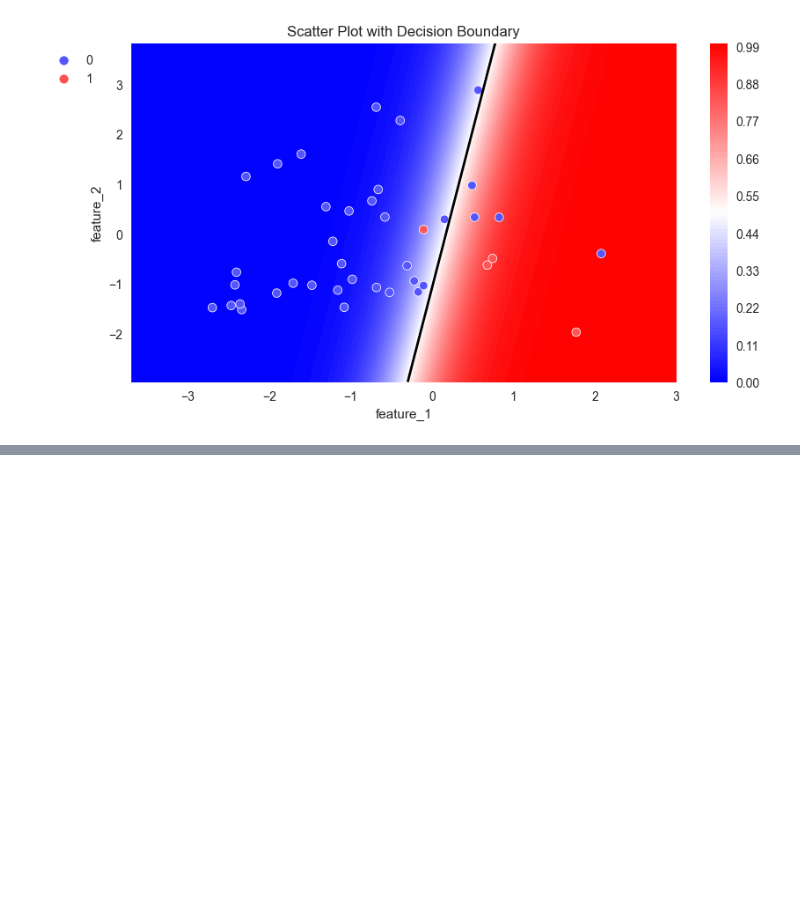
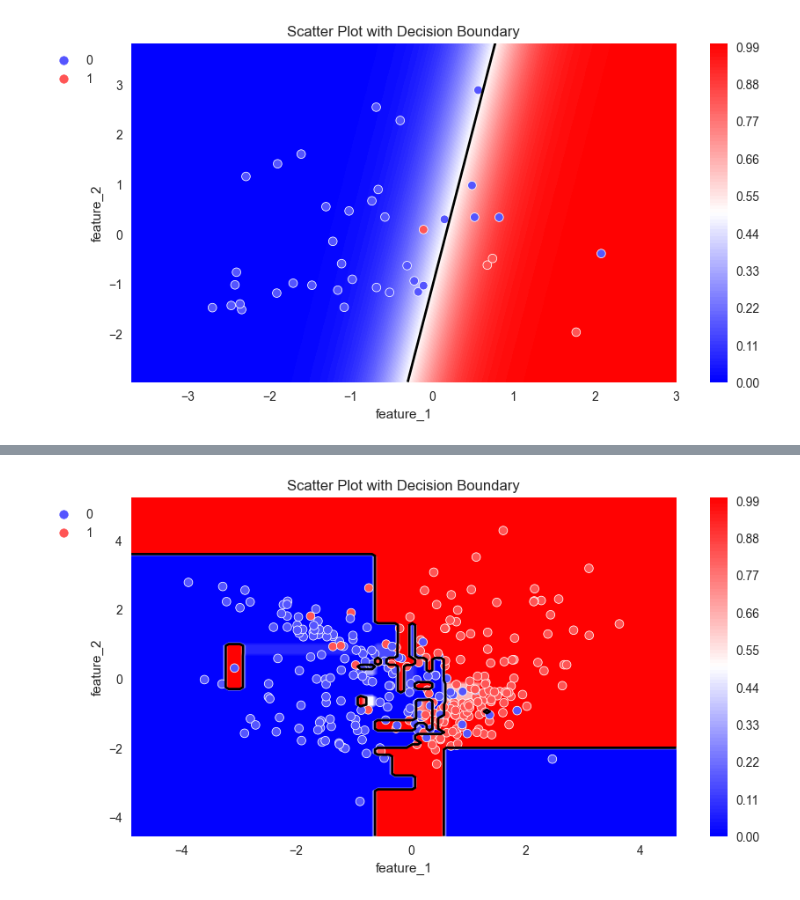
Before and after one commit to DenisBaburin/ds_school_148, a Jupyter notebook: DS_school/ML basics/ML-5_Валидация данных и оценка моделей/ML-5_Валидация данных и оценка моделей_теория.ipynb, the cells around one changed output, grey strips where cells are left out. Cells and saved outputs as stored; diff of their text form; code cells hidden in the pictures; blank space fills up the shorter version.

```diff
--- a/DS_school/ML basics/ML-5_Валидация данных и оценка моделей/ML-5_Валидация данных и оценка моделей_теория.ipynb
+++ b/DS_school/ML basics/ML-5_Валидация данных и оценка моделей/ML-5_Валидация данных и оценка моделей_теория.ipynb
@@ -594,0 +694,4 @@ plot_probabilities_2d(X_valid, y_valid, model)
+# %%
+plot_probabilities_2d(X_valid, y_valid, model)
+# %% [output]
+[figure, added]
```
Also changed, not shown: parts of 8 cells of this notebook.
